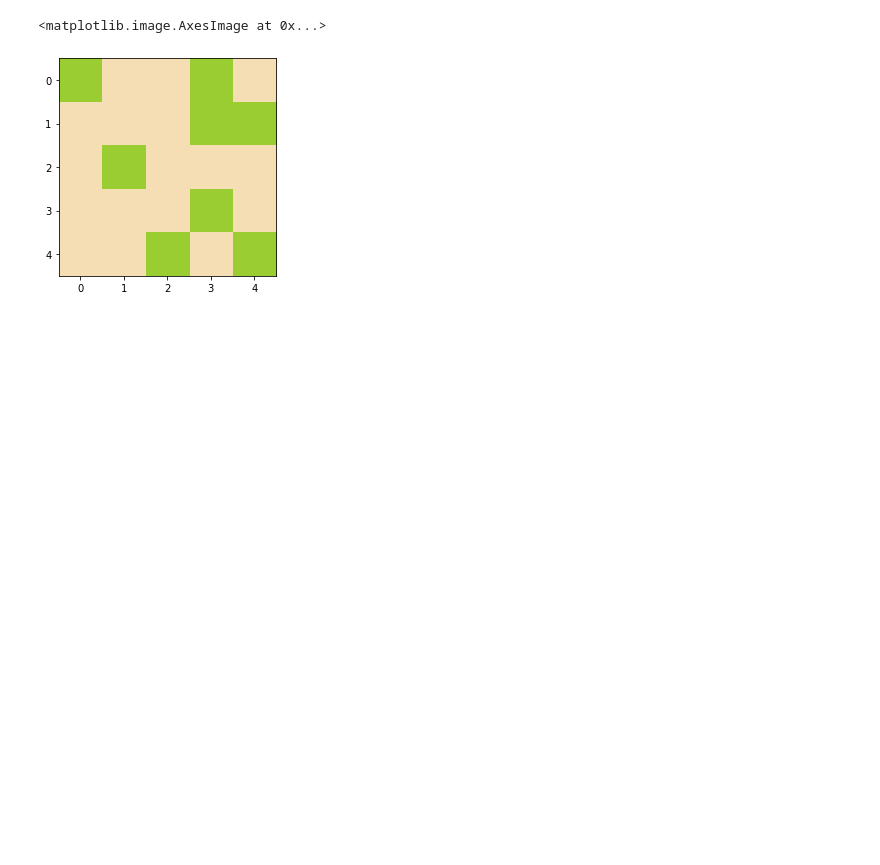
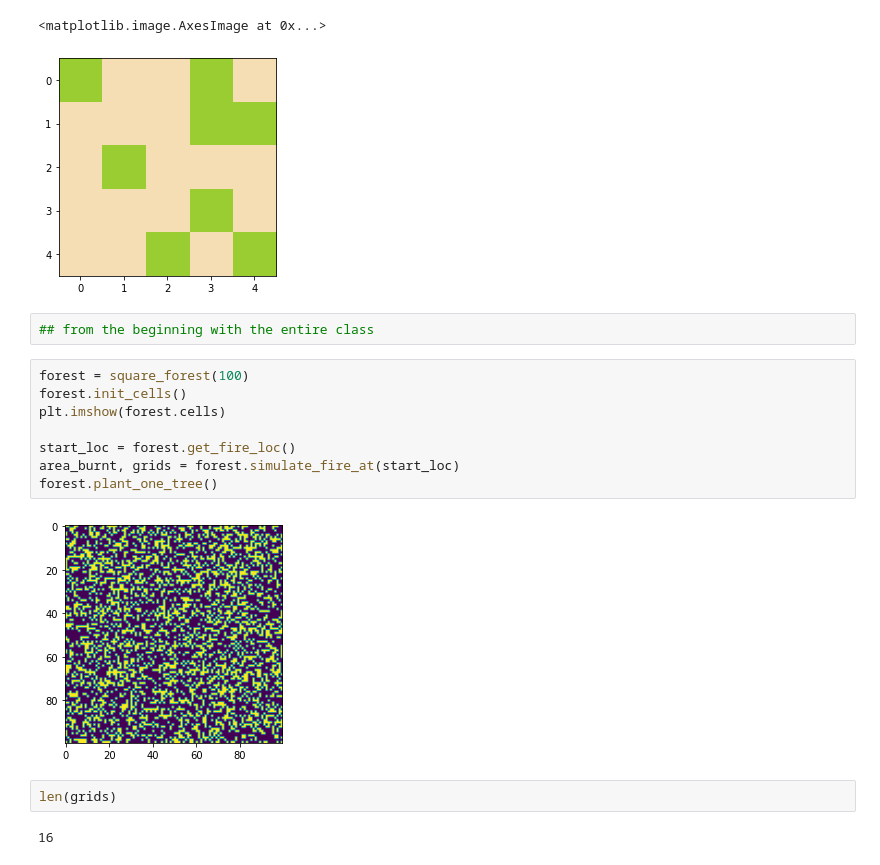
Before and after one commit to shw3ta/wildfires, a Jupyter notebook: Wer_forest.ipynb, the cells around one changed output. Cells and saved outputs as stored; diff of their text form; blank space fills up the shorter version.

```diff
--- a/Wer_forest.ipynb
+++ b/Wer_forest.ipynb
@@ -315,3 +198,19 @@ ap.gridplot(forest, ax=ax, color_dict=color_dict, convert=True)
 # %% [output]
 <matplotlib.image.AxesImage at 0x...>
 [figure]
+# %%
+## from the beginning with the entire class
+# %%
+forest = square_forest(100)
+forest.init_cells()
+plt.imshow(forest.cells)
+
+start_loc = forest.get_fire_loc()
+area_burnt, grids = forest.simulate_fire_at(start_loc)
+forest.plant_one_tree()
+# %% [output]
+[figure, added]
+# %%
+len(grids)
+# %% [output]
+16
```
Also changed, not shown: parts of 30 cells of this notebook, 8 other files.
